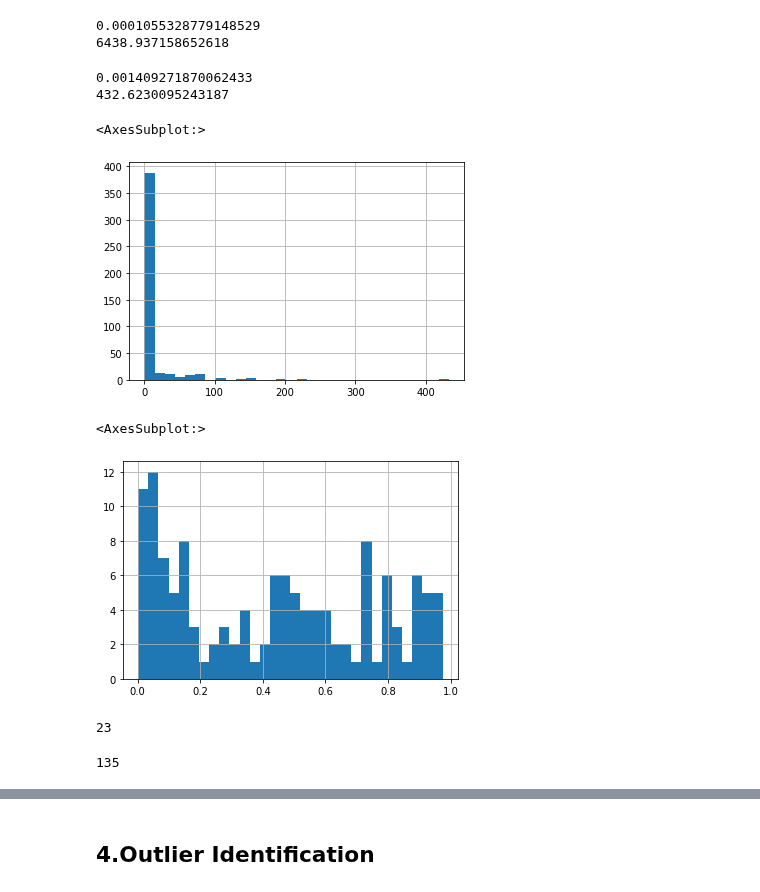
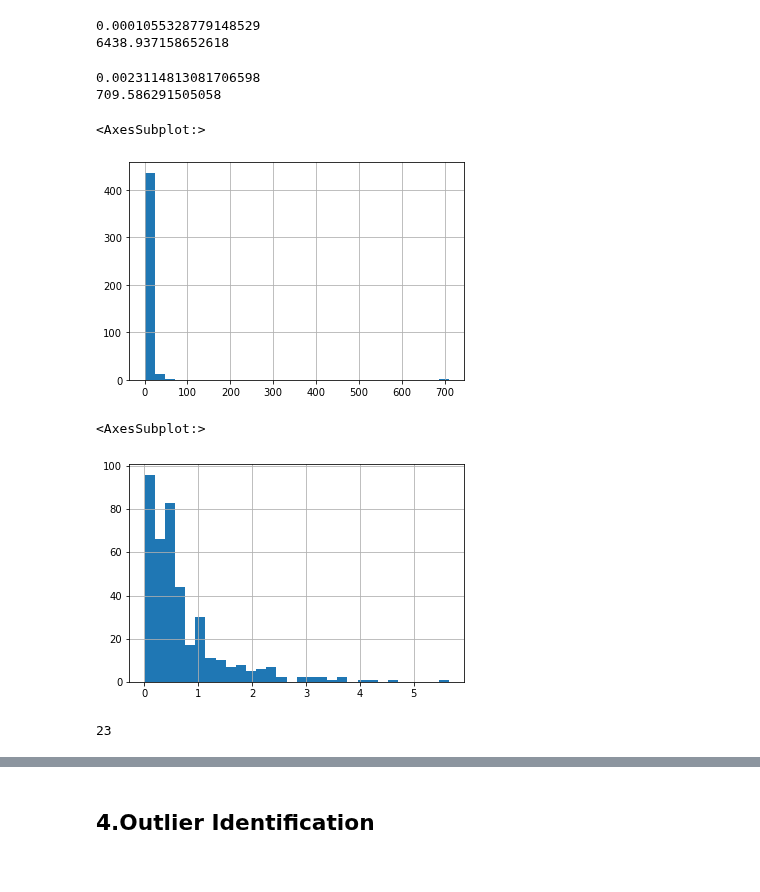
Before and after one commit to Landschy/datamining-htw, a Jupyter notebook: scripts/Behzad.ipynb, the cells around one changed output, grey strips where cells are left out. Cells and saved outputs as stored; diff of their text form; code cells hidden in the pictures.

```diff
--- a/scripts/Behzad.ipynb
+++ b/scripts/Behzad.ipynb
@@ -211,15 +207,14 @@ plt.show()
 # %%
-# counting number of missing values in each features
-feature_na_sum = pd.DataFrame((x_train.isna()).sum())
-# selecting features containing more than 55% missing values
-feature_na_55 = feature_na_sum[feature_na_sum[0]>=(len(x_train.loc[:,])*55/100)].index
+# selecting features containing more than a percentage of missing values
+percentage_missing_remove = 55/100
+feature_na_r = feature_na_sum[feature_na_sum[0]>=(len(x_train.loc[:,])*percentage_missing_remove)].index
 # number of features containing more than 55% missing values
-len(feature_na_55)
+len(feature_na_r)
 # %% [output]
 24
 # %%
-# dropping the features containing more than 55% missing values from the x_train
-x_train.drop(feature_na_55, axis = 1, inplace = True)
+# dropping the features containing more than a percentage of missing values from the x_train
+x_train.drop(feature_na_r, axis = 1, inplace = True)
 # %% [output]
 A value is trying to be set on a copy of a slice from a DataFrame
 
@@ -231,7 +226,7 @@ See the caveats in the documentation: https://pandas.pydata.org/pandas-docs/stab
 # calculationg the standard deviation and the coefficient standard deviation of each features
 summary = x_train.describe(include='all')
 feature_std = pd.DataFrame(summary.loc['std',:])
-feature_coeffstd = pd.DataFrame(abs(summary.loc['mean',:])/summary.loc['std',:])
+feature_coeffstd = pd.DataFrame(summary.loc['std',:]/abs(summary.loc['mean',:]))
 # %%
 # the min and max of the standard deviation of features
 print(min(feature_std.iloc[:,0]))
@@ -244,8 +239,8 @@ print(max(feature_std.iloc[:,0]))
 print(min(feature_coeffstd.iloc[:,0]))
 print(max(feature_coeffstd.iloc[:,0]))
 # %% [output]
-0.001409271870062433
-432.6230095243187
+0.0023114813081706598
+709.586291505058
 # %%
 # sorting features based on the coefficient standard deviation
 feature_coeffstd_sort = feature_coeffstd.sort_values(by=[0])
@@ -254,11 +249,12 @@ feature_coeffstd_sort = feature_coeffstd.sort_values(by=[0])
 feature_coeffstd_sort.iloc[:,0].hist(bins=30)
 # %% [output]
 <AxesSubplot:>
-[figure, old version]
+[figure, new version]
 # %%
-# histogram of the coefficient standard deviation of 130 features with the least coeffstd
-feature_coeffstd_sort.iloc[0:130,0].hist(bins=30)
+# histogram of the coefficient standard deviation of a percentage of features with the least coeffstd
+percentage_features = int(len(feature_coeffstd_sort)*90/100)
+feature_coeffstd_sort.iloc[0:percentage_features,0].hist(bins=30)
 # %% [output]
 <AxesSubplot:>
-[figure, old version]
+[figure, new version]
 # %%
@@ -271,14 +265,4 @@ for i in range(0,len(feature_index)) :
 len(feature_least_volatiles)
 # %% [output]
 23
-# %%
-# the number of features with coeffstd of smaller than 1
-feature_index = feature_coeffstd_sort.index
-feature_least_var = []
-for i in range(0,len(feature_index)) :
-    if feature_coeffstd_sort.iloc[i,0] < 1 :
-        feature_least_var.append(feature_index[i])
-len(feature_least_var)
-# %% [output]
-135
 # %%
```
Also changed, not shown: parts of 8 cells of this notebook.
